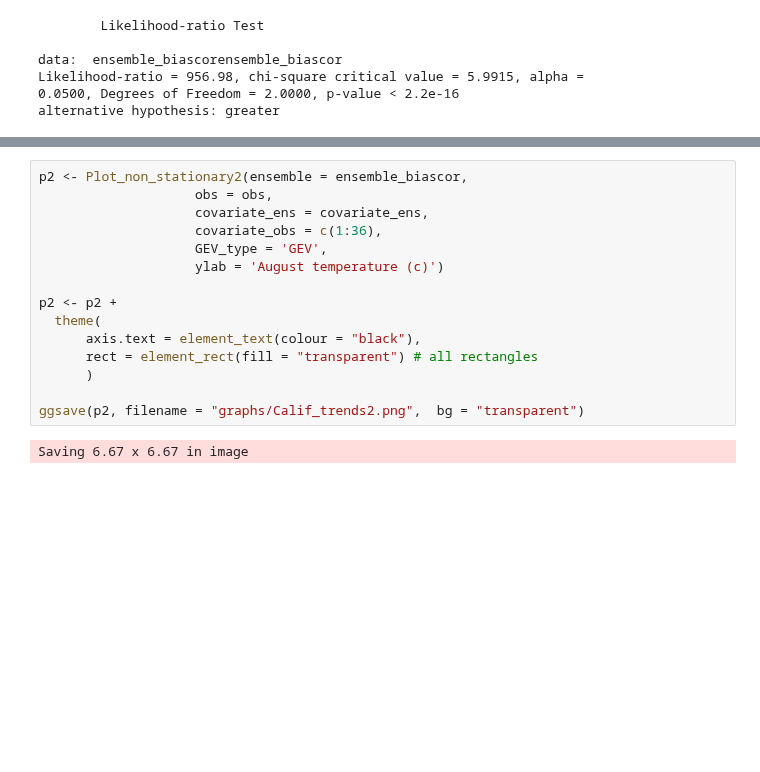
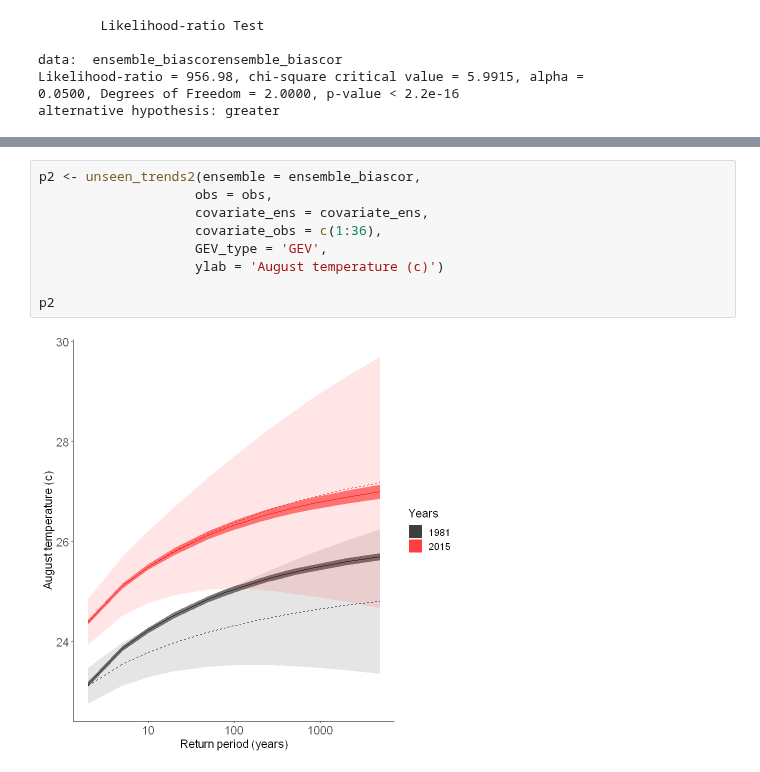
Before and after one commit to ECMWFCode4Earth/UNSEEN-open, a Jupyter notebook: doc/Notebooks/examples/California_Fires.ipynb, the cells around one changed output, grey strips where cells are left out. Saved outputs shown, nothing was run; the diff lists cells and outputs as text; blank space fills up the shorter version.

```diff
--- a/doc/Notebooks/examples/California_Fires.ipynb
+++ b/doc/Notebooks/examples/California_Fires.ipynb
@@ -507,17 +350,11 @@ unseen_trends2 <- function(ensemble, obs, covariate_ens, covariate_obs, GEV_type
 # %%
-p2 <- Plot_non_stationary2(ensemble = ensemble_biascor,
+p2 <- unseen_trends2(ensemble = ensemble_biascor,
                     obs = obs,
                     covariate_ens = covariate_ens,
                     covariate_obs = c(1:36),
                     GEV_type = 'GEV',
                     ylab = 'August temperature (c)')
 
-p2 <- p2 +
-  theme(
-      axis.text = element_text(colour = "black"),
-      rect = element_rect(fill = "transparent") # all rectangles
-      )
-
-ggsave(p2, filename = "graphs/Calif_trends2.png",  bg = "transparent")
+p2
 # %% [output]
-Saving 6.67 x 6.67 in image
+[figure, added]
```
Also changed, not shown: parts of 24 cells of this notebook, 1 other file.
